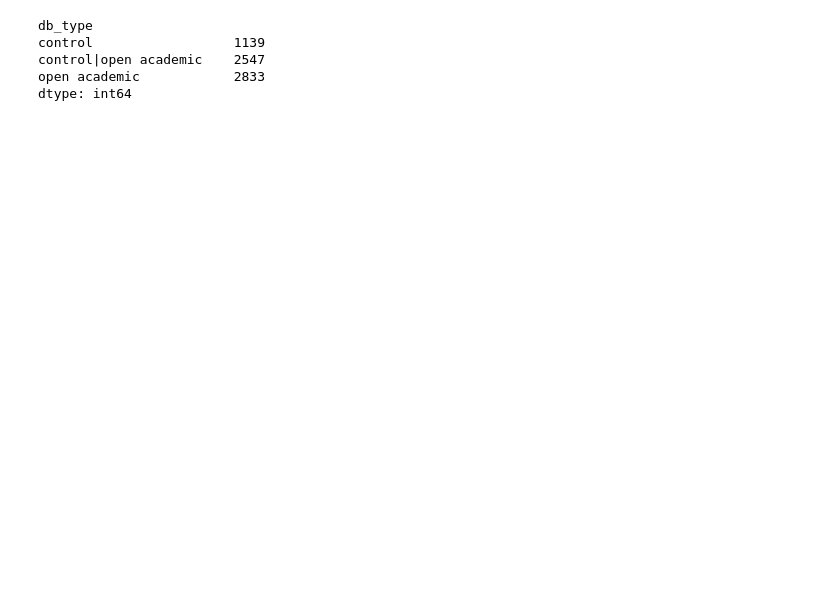
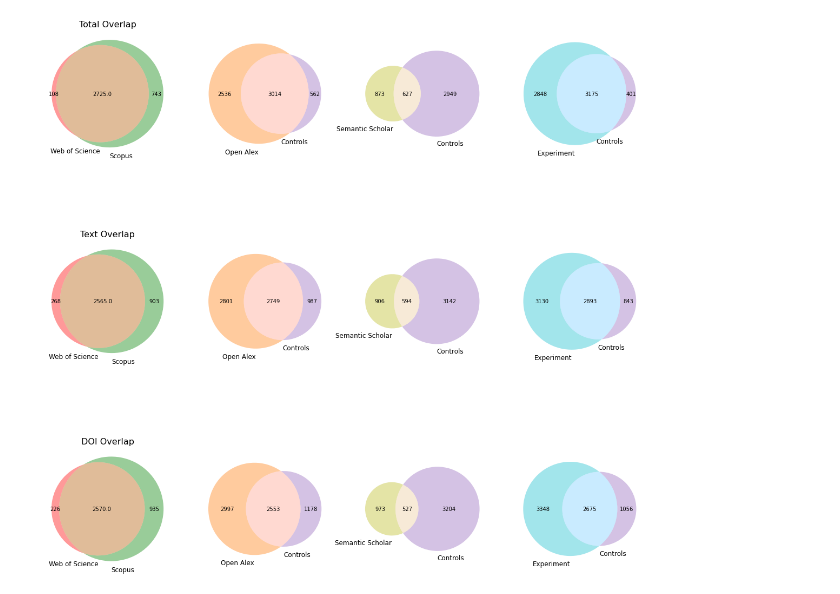
Before and after one commit to jerlanger/mcc, a Jupyter notebook: engineEval/db_comparison/notebooks/gitlab_12_ttl_abstract_overlap.ipynb, the cells around one changed output. Cells and saved outputs as stored; diff of their text form; code cells hidden in the pictures; blank space fills up the shorter version.

Commit message:
finished gitlab12 comparison

```diff
--- a/engineEval/db_comparison/notebooks/gitlab_12_ttl_abstract_overlap.ipynb
+++ b/engineEval/db_comparison/notebooks/gitlab_12_ttl_abstract_overlap.ipynb
@@ -137,8 +97,66 @@ dtype: int64
-# %%
-df_title_types.groupby("").size()
-# %% [output]
-db_type
-control                  1139
-control|open academic    2547
-open academic            2833
-dtype: int64
+# %%
+fig, axes = plt.subplots(nrows=3, ncols=4, figsize=(20,20))
+
+oa_colors = ("tab:orange","tab:purple")
+s2_colors = ("tab:olive","tab:purple")
+exp_colors = ("tab:cyan","tab:purple")
+
+# Total Overlap Derived From Control Table, manual calc used to remove duplicates #
+# df_control.groupby(["loc_doi","loc_title"], dropna=False)[["id"]].nunique()
+
+overlap = 2410 + (160 + 160)/2 + (79 + 5)/2 + 113
+ws_only = 48 + 60
+sp_only = 495 + 248
+total = overlap + ws_only + sp_only
+
+oa_results = df_oa.groupby([~df_oa["overlap_doi"].isna() | ~df_oa["overlap_title"].isna()], dropna=False)[["id"]].nunique()
+s2_results = df_s2.groupby([~df_s2["overlap_doi"].isna() | ~df_s2["overlap_title"].isna()], dropna=False)[["id"]].nunique()
+exp_results = df_exp.groupby([~df_exp["overlap_doi"].isna() | ~df_exp["overlap_title"].isna()], dropna=False)[["id"]].nunique()
+
+venn2(subsets = (ws_only,sp_only,overlap),set_labels=('Web of Science', 'Scopus', ''), ax=axes[0,0])
+venn2(subsets = (oa_results.loc[False][0],(total - oa_results.loc[True][0]).astype(int), oa_results.loc[True][0]), set_labels=("Open Alex", "Controls", ""), set_colors=oa_colors, ax=axes[0,1])
+venn2(subsets = (s2_results.loc[False][0],(total - s2_results.loc[True][0]).astype(int), s2_results.loc[True][0]), set_labels=("Semantic Scholar", "Controls", ""), set_colors=s2_colors, ax=axes[0,2])
+venn2(subsets = (exp_results.loc[False][0],(total - exp_results.loc[True][0]).astype(int), exp_results.loc[True][0]), set_labels=("Experiment", "Controls", ""), set_colors=exp_colors, ax=axes[0,3])
+
+axes[0,0].set_title("Total Overlap", fontsize=16)
+
+# Title Overlap Derived From Control Table #
+
+overlap = 2410 + (79 + 5)/2 + 113
+ws_only = 160 + 48 + 60
+sp_only = 160 + 495 + 248
+total = overlap + ws_only + sp_only
+
+oa_results = df_oa.groupby([~df_oa["overlap_title"].isna()], dropna=False)[["id"]].nunique()
+s2_results = df_s2.groupby([~df_s2["overlap_title"].isna()], dropna=False)[["id"]].nunique()
+exp_results = df_exp.groupby([~df_exp["overlap_title"].isna()], dropna=False)[["id"]].nunique()
+
+venn2(subsets = (ws_only,sp_only,overlap),set_labels=('Web of Science', 'Scopus', ''), ax=axes[1,0])
+venn2(subsets = (oa_results.loc[False][0],(total - oa_results.loc[True][0]).astype(int), oa_results.loc[True][0]), set_labels=("Open Alex", "Controls", ""), set_colors=oa_colors, ax=axes[1,1])
+venn2(subsets = (s2_results.loc[False][0],(total - s2_results.loc[True][0]).astype(int), s2_results.loc[True][0]), set_labels=("Semantic Scholar", "Controls", ""), set_colors=s2_colors, ax=axes[1,2])
+venn2(subsets = (exp_results.loc[False][0],(total - exp_results.loc[True][0]).astype(int), exp_results.loc[True][0]), set_labels=("Experiment", "Controls", ""), set_colors=exp_colors, ax=axes[1,3])
+
+axes[1,0].set_title("Text Overlap", fontsize=16)
+
+# DOI Overlap Derived From Control Table #
+
+overlap = 2410 + (160 + 160)/2
+ws_only = 5 + 48 + 113 + 60
+sp_only = 79 + 495 + 113 + 248
+total = overlap + ws_only + sp_only
+
+oa_results = df_oa.groupby([~df_oa["overlap_doi"].isna()], dropna=False)[["id"]].nunique()
+s2_results = df_s2.groupby([~df_s2["overlap_doi"].isna()], dropna=False)[["id"]].nunique()
+exp_results = df_exp.groupby([~df_exp["overlap_doi"].isna()], dropna=False)[["id"]].nunique()
+
+venn2(subsets = (ws_only,sp_only,overlap),set_labels=('Web of Science', 'Scopus', ''), ax=axes[2,0])
+venn2(subsets = (oa_results.loc[False][0],(total - oa_results.loc[True][0]).astype(int), oa_results.loc[True][0]), set_labels=("Open Alex", "Controls", ""), set_colors=oa_colors, ax=axes[2,1])
+venn2(subsets = (s2_results.loc[False][0],(total - s2_results.loc[True][0]).astype(int), s2_results.loc[True][0]), set_labels=("Semantic Scholar", "Controls", ""), set_colors=s2_colors, ax=axes[2,2])
+venn2(subsets = (exp_results.loc[False][0],(total - exp_results.loc[True][0]).astype(int), exp_results.loc[True][0]), set_labels=("Experiment", "Controls", ""), set_colors=exp_colors, ax=axes[2,3])
+
+axes[2,0].set_title("DOI Overlap", fontsize=16)
+
+fig.patch.set_facecolor('white')
+plt.savefig("../local/gitlab12_comparison.png", bbox_inches="tight")
+# %% [output]
+[figure, added]
```
Also changed, not shown: parts of 9 cells of this notebook, 2 other files.
